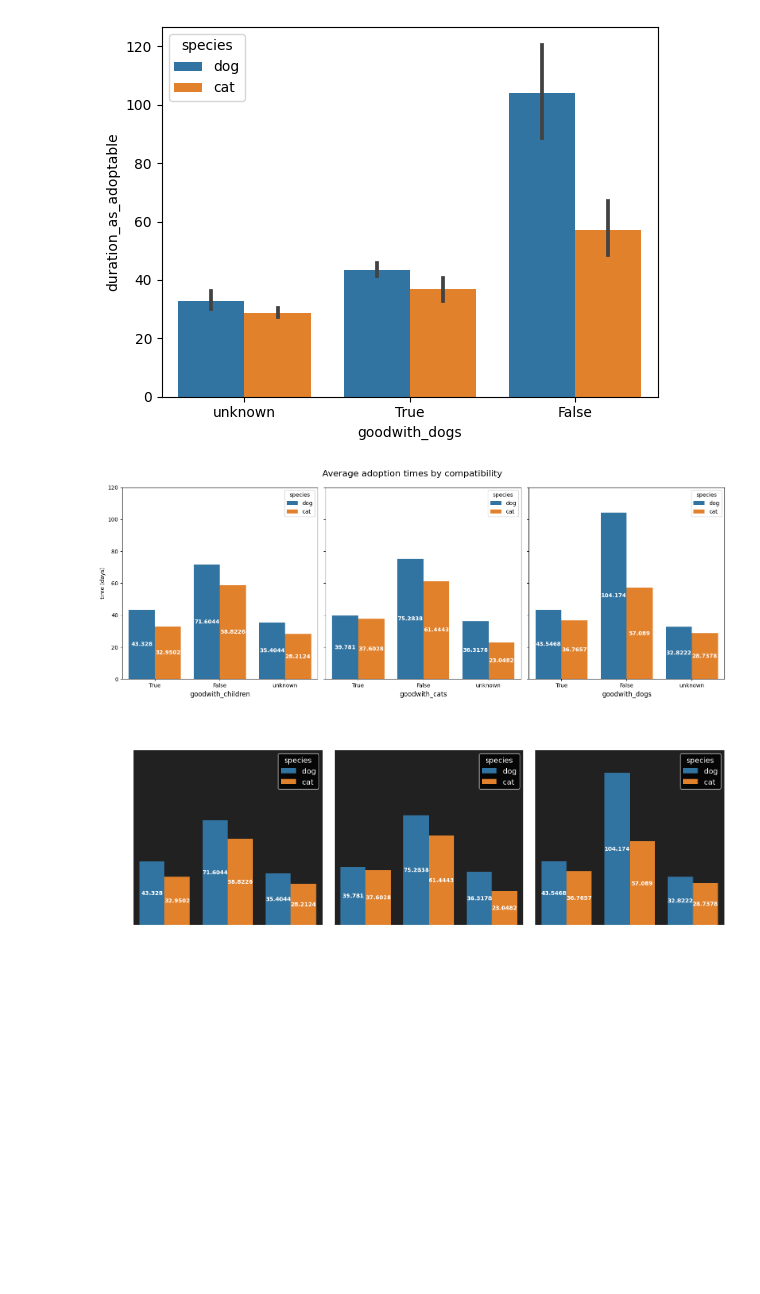
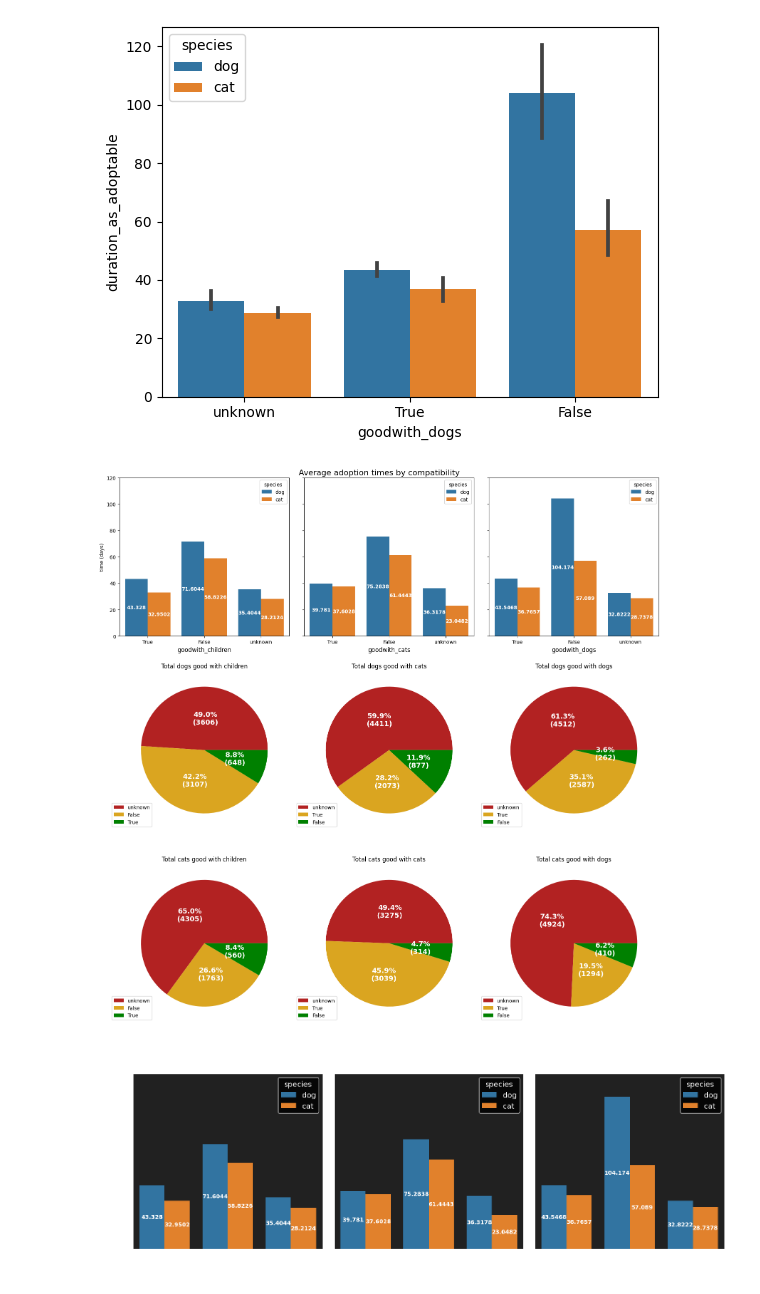
Before and after one commit to JessicaELewis/Pet-Adoptions, a Jupyter notebook: EDA Joined.ipynb, the cells around one changed output. Drawn from its saved outputs; the diff is of its cells as text; code cells hidden in the pictures; blank space fills up the shorter version.

Commit message:
made new eda notebook and saved a bunch of visualizations

```diff
--- a/EDA Joined.ipynb
+++ b/EDA Joined.ipynb
@@ -62,6 +62,7 @@ dtypes: bool(7), float64(3), object(9)
 memory usage: 1.4+ MB
 # %%
 plt.style.use('default')
+plt.style.use('assets/light.mplstyle')
 
 df_totals = pd.DataFrame({'species': ['dogs', 'cats'], 'total_adopted': [len(dogs), len(cats)]})
 plt.figure(figsize=(14, 10))
@@ -120,6 +121,7 @@ plt.show()
 [figure]
 # %%
 plt.style.use('default')
+plt.style.use('assets/light.mplstyle')
 
 plt.figure(figsize=(14, 10))
 splot=sns.barplot(x='species', y='duration_as_adoptable', data=df, ci=None)
@@ -128,7 +130,7 @@ plt.ylabel("time (days)", size=18)
 plt.yticks(size=16)
 plt.xticks(size=16)
 plt.title("Average time before being adopted", size=22)
-plt.bar_label(splot.containers[0], label_type='center', size=18, weight='bold', color='w')
+plt.bar_label(splot.containers[0], label_type='center', size=18, weight='bold', color='w', fmt='%.2f')
 
 print(splot.containers[0][0])
 
@@ -410,41 +824,123 @@ sns.barplot(x='goodwith_dogs', y='duration_as_adoptable', data=df, hue='species'
 # %%
 plt.style.use('default')
 
-plt.figure(figsize=(16, 6))
-plt.subplot(1,3,1)
+plt.figure(figsize=(16, 16))
+plt.subplot(3,3,1)
 #This will create the bar graph for children
 child = sns.barplot(x='goodwith_children', y='duration_as_adoptable', data=df, ci=None, hue='species', order=['True', 'False', 'unknown'])
 plt.xlabel('goodwith_children', size=12)
 plt.yticks([0,20,40,60,80,100,120])
 plt.ylabel('time (days)')
 plt.bar_label(child.containers[0], label_type='center', size=10, color='white', weight='bold')
 plt.bar_label(child.containers[1], label_type='center', size=10, color='white', weight='bold')
 
 #This will create the bar graph for cats
-plt.subplot(1,3,2)
+plt.subplot(3,3,2)
 cat = sns.barplot(x='goodwith_cats', y='duration_as_adoptable', data=df, ci=None, hue='species', order=['True', 'False', 'unknown'])
 plt.xlabel('goodwith_cats', size=12)
 plt.yticks([0,20,40,60,80,100,120],[])
 plt.ylabel('')
 plt.bar_label(cat.containers[0], label_type='center', size=10, color='white', weight='bold')
 plt.bar_label(cat.containers[1], label_type='center', size=10, color='white', weight='bold')
 
 #This will create the bar graph for dogs
-plt.subplot(1,3,3)
+plt.subplot(3,3,3)
 dog = sns.barplot(x='goodwith_dogs', y='duration_as_adoptable', data=df, ci=None, hue='species', order=['True', 'False', 'unknown'])
 plt.xlabel('goodwith_dogs', size=12)
 plt.yticks([0,20,40,60,80,100,120],[])
 plt.ylabel('')
 plt.bar_label(dog.containers[0], label_type='center', size=10, color='white', weight='bold')
 plt.bar_label(dog.containers[1], label_type='center', size=10, color='white', weight='bold')
 
+########## Pie charts for totals
+def func(pct, allvals):
+    absolute = int(np.round(pct/100.*np.sum(allvals)))
+    return "{:.1f}%\n({:d})".format(pct, absolute)
+
+colors = ['firebrick', 'goldenrod', 'green', 'lightseagreen']
+
+# dogs good with children
+dogs_children = plt.subplot(3,3,4)
+
+df_children_dog = pd.DataFrame(dogs['goodwith_children'].value_counts()).reset_index().rename({'index':'goodwith_children', 'goodwith_children':'count'}, axis=1)
+
+patches_children, labels_children, autotext_children = dogs_children.pie(df_children_dog['count'], colors=colors, autopct=lambda pct: func(pct, df_children_dog['count']), pctdistance=0.5)
+
+plt.setp(autotext_children, size=14, weight="bold", color="w")
+
+dogs_children.set_title("Total dogs good with children")
+dogs_children.legend(df['goodwith_children'].unique(), bbox_to_anchor=(-.1, 0), loc='lower left')
+
+# dogs good with cats
+dogs_cats = plt.subplot(3,3,5)
+
+df_cats_dog = pd.DataFrame(dogs['goodwith_cats'].value_counts()).reset_index().rename({'index':'goodwith_cats', 'goodwith_cats':'count'}, axis=1)
+
+patches_cats, labels_cats, autotext_cats = dogs_cats.pie(df_cats_dog['count'], colors=colors, autopct=lambda pct: func(pct, df_cats_dog['count']), pctdistance=0.5)
+
+plt.setp(autotext_cats, size=14, weight="bold", color="w")
+
+dogs_cats.set_title("Total dogs good with cats")
+dogs_cats.legend(df['goodwith_cats'].unique(), bbox_to_anchor=(-.1, 0), loc='lower left')
+
+# dogs good with dogs
+dogs_dogs = plt.subplot(3,3,6)
+
+df_dogs_dog = pd.DataFrame(dogs['goodwith_dogs'].value_counts()).reset_index().rename({'index':'goodwith_dogs', 'goodwith_dogs':'count'}, axis=1)
+
+patches_dogs, labels_dogs, autotext_dogs = dogs_dogs.pie(df_dogs_dog['count'], colors=colors, autopct=lambda pct: func(pct, df_dogs_dog['count']), pctdistance=0.5)
+
+plt.setp(autotext_dogs, size=14, weight="bold", color="w")
+
+dogs_dogs.set_title("Total dogs good with dogs")
+dogs_dogs.legend(df['goodwith_dogs'].unique(), bbox_to_anchor=(-.1, 0), loc='lower left')
+
+########
+
+# cats good with children
+cats_children = plt.subplot(3,3,7)
+
+df_children_cat = pd.DataFrame(cats['goodwith_children'].value_counts()).reset_index().rename({'index':'goodwith_children', 'goodwith_children':'count'}, axis=1)
+
+patches_c_children, labels_c_children, autotext_c_children = cats_children.pie(df_children_cat['count'], colors=colors, autopct=lambda pct: func(pct, df_children_cat['count']), pctdistance=0.5)
+
+plt.setp(autotext_c_children, size=14, weight="bold", color="w")
+
+cats_children.set_title("Total cats good with children")
+cats_children.legend(df['goodwith_children'].unique(), bbox_to_anchor=(-.1, 0), loc='lower left')
+
+# cats good with cats
+cats_cats = plt.subplot(3,3,8)
+
+df_cats_cat = pd.DataFrame(cats['goodwith_cats'].value_counts()).reset_index().rename({'index':'goodwith_cats', 'goodwith_cats':'count'}, axis=1)
+
+patches_c_cats, labels_c_cats, autotext_c_cats = cats_cats.pie(df_cats_cat['count'], colors=colors, autopct=lambda pct: func(pct, df_cats_cat['count']), pctdistance=0.5)
+
+plt.setp(autotext_c_cats, size=14, weight="bold", color="w")
+
+cats_cats.set_title("Total cats good with cats")
+cats_cats.legend(df['goodwith_cats'].unique(), bbox_to_anchor=(-.1, 0), loc='lower left')
+
+# cats good with dogs
+cats_dogs = plt.subplot(3,3,9)
+
+df_dogs_cat = pd.DataFrame(cats['goodwith_dogs'].value_counts()).reset_index().rename({'index':'goodwith_dogs', 'goodwith_dogs':'count'}, axis=1)
+
+patches_c_dogs, labels_c_dogs, autotext_c_dogs = cats_dogs.pie(df_dogs_cat['count'], colors=colors, autopct=lambda pct: func(pct, df_dogs_cat['count']), pctdistance=0.5)
+
+plt.setp(autotext_c_dogs, size=14, weight="bold", color="w")
+
+cats_dogs.set_title("Total cats good with dogs")
+cats_dogs.legend(df['goodwith_dogs'].unique(), bbox_to_anchor=(-.1, 0), loc='lower left')
+########
+
 plt.suptitle("Average adoption times by compatibility", size=16)
-plt.tight_layout()
+plt.tight_layout(h_pad=2)
 
-plt.savefig('assets/avg_time_by_goodwith.png', bbox_inches="tight")
+# plt.savefig('assets/avg_time_by_goodwith.png', bbox_inches="tight")
 plt.show()
 # %% [output]
-[figure, old version]
+[figure, new version]
 # %%
 plt.style.use('assets/dark.mplstyle')
 
```
Also changed, not shown: parts of 16 cells of this notebook, 14 other files.
